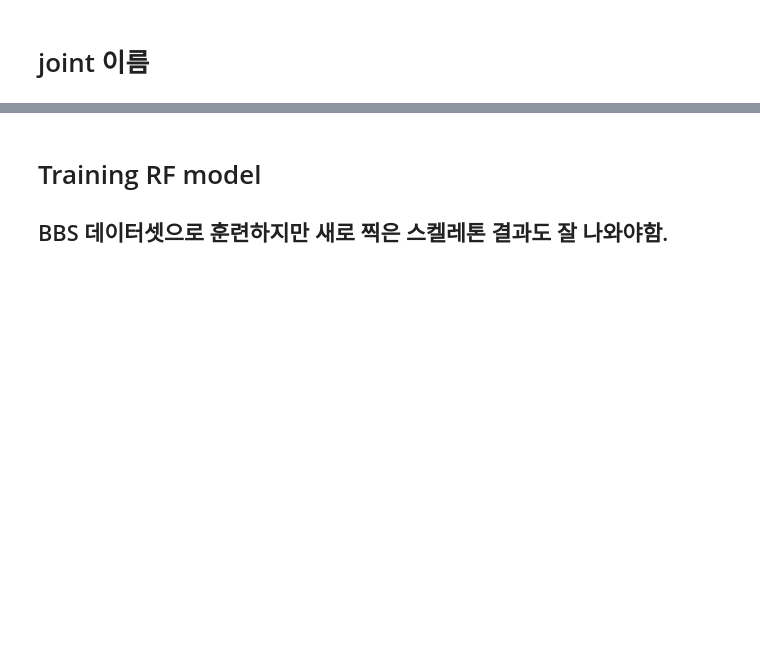
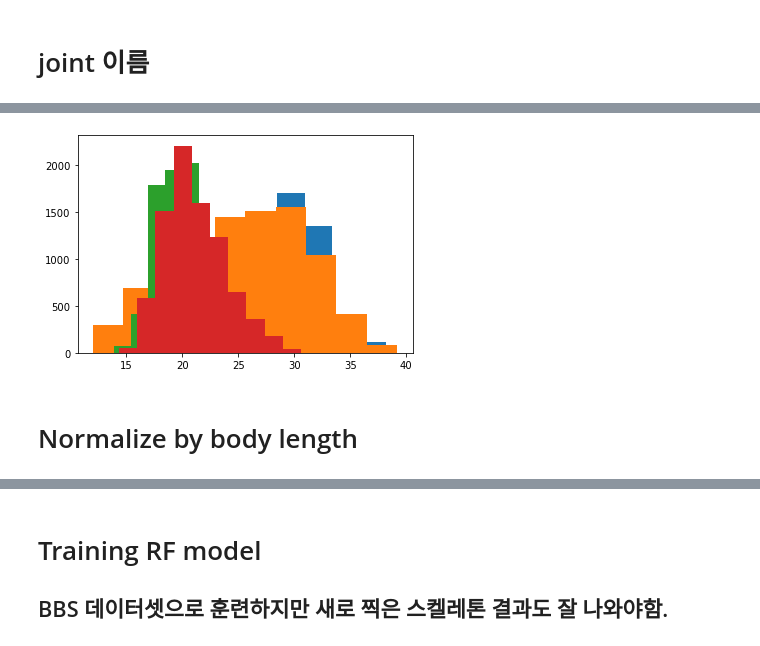
Before and after one commit to Deep-In-Sight/Kinect_BBS_demo, a Jupyter notebook: nbs/B7.Data_Standardization.ipynb, the cells around one changed output, grey strips where cells are left out. Drawn from its saved outputs; the diff is of its cells as text; code cells hidden in the pictures; blank space fills up the shorter version.

```diff
--- a/nbs/B7.Data_Standardization.ipynb
+++ b/nbs/B7.Data_Standardization.ipynb
@@ -277,0 +264,10 @@ skeleton.shape
+# %%
+plt.hist(armlegarr['lleg'])
+plt.hist(armlegarr['rleg'])
+plt.hist(armlegarr['larm'])
+plt.hist(armlegarr['rarm'])
+plt.show()
+# %% [output]
+[figure, added]
+# %% [markdown]
+# Normalize by body length
```
Also changed, not shown: parts of 42 cells of this notebook, 1 other file.
